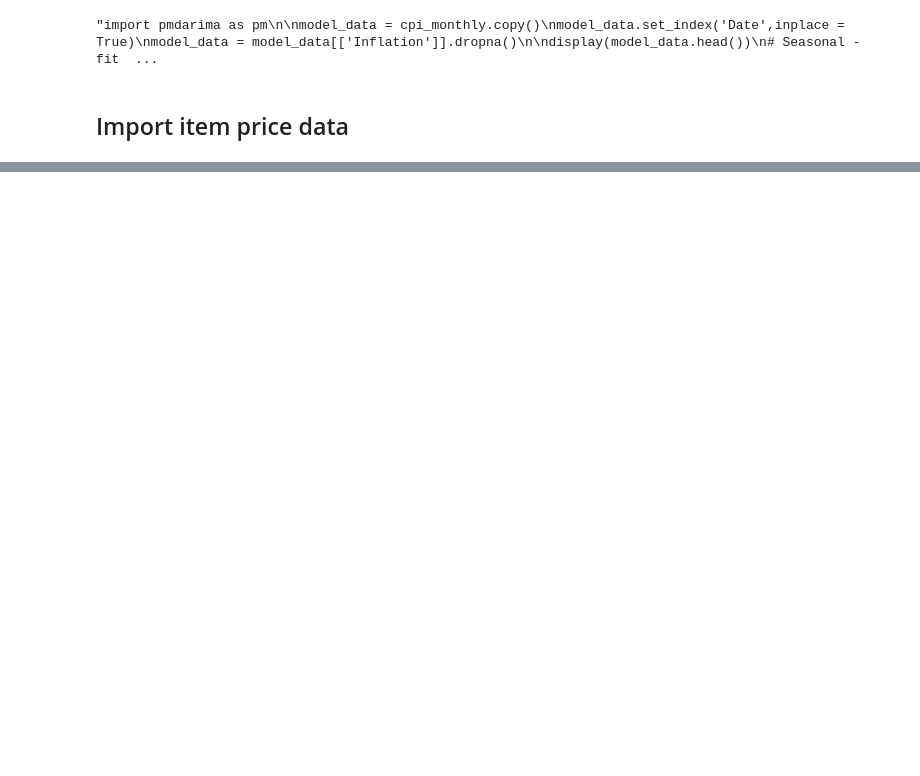
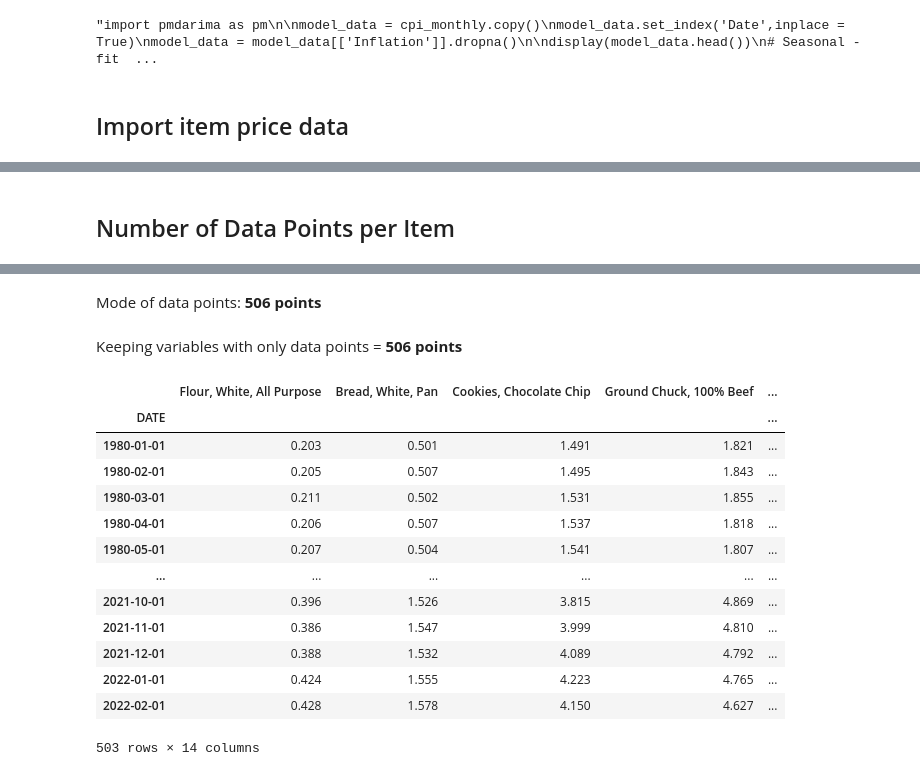
Before and after one commit to Bkeith3248/MGT6203Project, a Jupyter notebook: ProjectNotebook.ipynb, the cells around one changed output, grey strips where cells are left out. Cells and saved outputs as stored; diff of their text form; code cells hidden in the pictures; blank space fills up the shorter version.

```diff
--- a/ProjectNotebook.ipynb
+++ b/ProjectNotebook.ipynb
@@ -350,0 +378,43 @@ display(pricing.head())
+# %%
+size_prices = {}
+
+for column in pricing.columns:
+    temp_series = pricing[column].dropna()
+    item_datapoints = len(temp_series)
+    size_prices[column] = item_datapoints
+
+df_sizes = pd.DataFrame(size_prices, index=['DataPoints']).T
+df_sizes.reset_index(inplace = True)
+df_sizes.rename(columns = {'index': 'ItemNames'},inplace = True)
+
+fig = px.bar(df_sizes, x='ItemNames', y='DataPoints')
+fig.update_layout(height=700,width=1100,)
+display(Markdown('<h2>Number of Data Points per Item</h2>'))
+fig.show()
+
+
+'''item_most_data = max(size_prices, key=size_prices.get)
+size_most_data = size_prices[item_most_data]
+display(Markdown(f'Item with the most data: **{item_most_data} ({size_most_data} points)**'))
+
+pct_of_max = 0.6
+min_num_points = int(pct_of_max*size_most_data)
+display(Markdown(f'Removing Variables with < **{min_num_points} points**'))'''
+
+mode_data = stats.mode(df_sizes['DataPoints'])
+display(Markdown(f'Mode of data points: **{mode_data} points**'))
+display(Markdown(f'Keeping variables with only data points = **{mode_data} points**'))
+
+
+ideal_data_keys = []
+for key in size_prices.keys():
+    if size_prices[key] == 506 or size_prices[key] == 505:
+        ideal_data_keys.append(key)
+
+
+pricing_filtered = pricing.copy()
+pricing_filtered =  pricing_filtered[ideal_data_keys]
+pricing_filtered = pricing_filtered.dropna()
+pricing_filtered
+# %% [output]
+<h2>Number of Data Points per Item</h2>
@@ -350,0 +422,16 @@ display(pricing.head())
+Mode of data points: **506 points**
+Keeping variables with only data points = **506 points**
+|  | Flour, White, All Purpose | Bread, White, Pan | Cookies, Chocolate Chip | Ground Chuck, 100% Beef | ... |
+| DATE |  |  |  |  | ... |
+| 1980-01-01 | 0.203 | 0.501 | 1.491 | 1.821 | ... |
+| 1980-02-01 | 0.205 | 0.507 | 1.495 | 1.843 | ... |
+| 1980-03-01 | 0.211 | 0.502 | 1.531 | 1.855 | ... |
+| 1980-04-01 | 0.206 | 0.507 | 1.537 | 1.818 | ... |
+| 1980-05-01 | 0.207 | 0.504 | 1.541 | 1.807 | ... |
+| ... | ... | ... | ... | ... | ... |
+| 2021-10-01 | 0.396 | 1.526 | 3.815 | 4.869 | ... |
+| 2021-11-01 | 0.386 | 1.547 | 3.999 | 4.810 | ... |
+| 2021-12-01 | 0.388 | 1.532 | 4.089 | 4.792 | ... |
+| 2022-01-01 | 0.424 | 1.555 | 4.223 | 4.765 | ... |
+| 2022-02-01 | 0.428 | 1.578 | 4.150 | 4.627 | ... |
+503 rows × 14 columns
```
Also changed, not shown: parts of 9 cells of this notebook.
